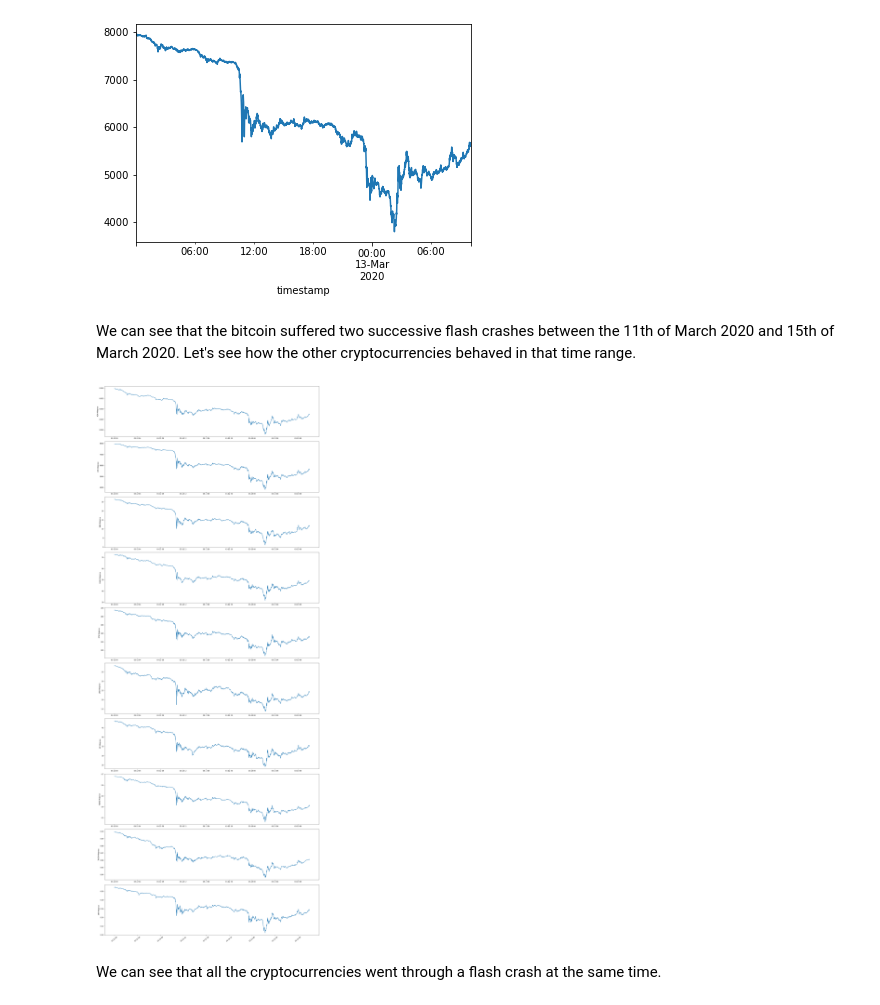
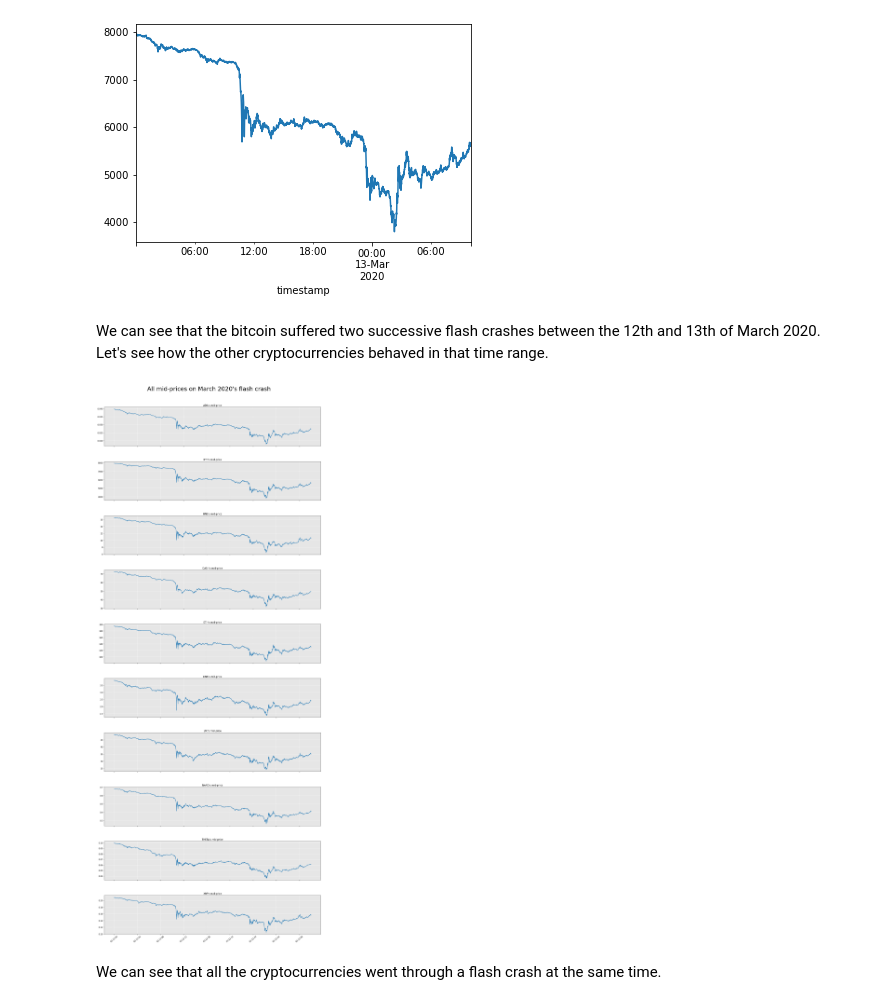
Before and after one commit to lpdbrx/FIN525-Bitcoin-Impact, a Jupyter notebook: Cross Cryptocurrency Response Function.ipynb, the cells around one changed output. Cells and saved outputs as stored; diff of their text form; code cells hidden in the pictures.

```diff
--- a/Cross Cryptocurrency Response Function.ipynb
+++ b/Cross Cryptocurrency Response Function.ipynb
@@ -484,11 +571,27 @@ plot_cross_response_function(r, 1, 0, range(1,100000,100))
+# %%
+# Test for all plots
+"""
+def dataframe_range_dates(df, start_date, end_date):
+    return df.loc[(df.index > start_date) & (df.index <= end_date)]
+
+small_dfs = []
+for df in dfs :
+    small_df = dataframe_range_dates(df, '2020-01-01 00:00:00', '2020-01-03 10:00:00')
+    small_dfs.append(small_df)
+small_c_rs_all = compute_all_cross_responses(small_dfs)
+plot_all_cross_response_function(small_c_rs_all, range(1,1000,1))
+"""
 # %%
-# Computing the cross-response functions of every combinations of cryptocurrencies and saving the plots
-for i in range(len(symbs)):
-    c_rs = []
-    for j in range(len(symbs)):
-        if i!=j:
-            c_rs.append(compute_cross_response(dfs[i], dfs[j], tau_max = 100000, dtau = 100))
-    save_plots_of_all_cross_response_function_for_i(c_rs, i, range(1,100000,100))
+# Real deal - Computing the cross-response functions of every combinations of cryptocurrencies and saving the plots
+
+# Compute
+c_rs_all = compute_all_cross_responses(dfs, tau_max = 100000, dtau = 100)
+
+# Save the computation
+np.save('all_cross_responses_month', c_rs_all)
+
+# Plot
+plot_all_cross_response_function(c_rs_all, range(1,100000,100))
 # %% [markdown]
 ### TODO : Rapport - faire le lien avec la corrélation en comparant les différents plots
 # %% [markdown]
@@ -514,19 +613,25 @@ btc_flash_crash['mid_price'].plot()
 <AxesSubplot:xlabel='timestamp'>
 [figure]
 # %% [markdown]
-We can see that the bitcoin suffered two successive flash crashes between the 11th of March 2020 and 15th of March 2020. Let's see how the other cryptocurrencies behaved in that time range.
+We can see that the bitcoin suffered two successive flash crashes between the 12th and 13th of March 2020. Let's see how the other cryptocurrencies behaved in that time range.
 # %%
-fig, axs = plt.subplots(nrows=10, ncols=1, figsize=(20, 50))
-fig.tight_layout()
+fig, axs = plt.subplots(nrows=10, ncols=1, figsize=(20, 50), sharex=True)
 
 for i in range(len(axs)):
     relevant_df = dataframe_range_dates(dfs[i], '2020-03-12 00:00:00', '2020-03-13 10:00:00')
     axs[i].plot(relevant_df.index, relevant_df['mid_price'])
-    axs[i].set_ylabel(symbs[i]+' Midprice')
-    plt.xticks(rotation=40)
+    axs[i].grid(which='major', axis='both', color='w')
+    axs[i].set_facecolor((0.9,0.9,0.9))
+    axs[i].set_title(symbs[i]+"'s mid-price")
+    #axs[i].set_ylabel('Midprice')
+plt.xticks(rotation=40)
+plt.subplots_adjust(hspace = 0.4)
+title = ' ' + "All mid-prices on March 2020's flash crash "
+fig.suptitle(title, fontsize=30, y=0.91)
+plt.savefig('images/'+title+'.png', dpi=300)
 plt.show()
 # %% [output]
-[figure, old version]
+[figure, new version]
 # %% [markdown]
 We can see that all the cryptocurrencies went through a flash crash at the same time.
 # %% [markdown]
```
Also changed, not shown: parts of 20 cells of this notebook.
